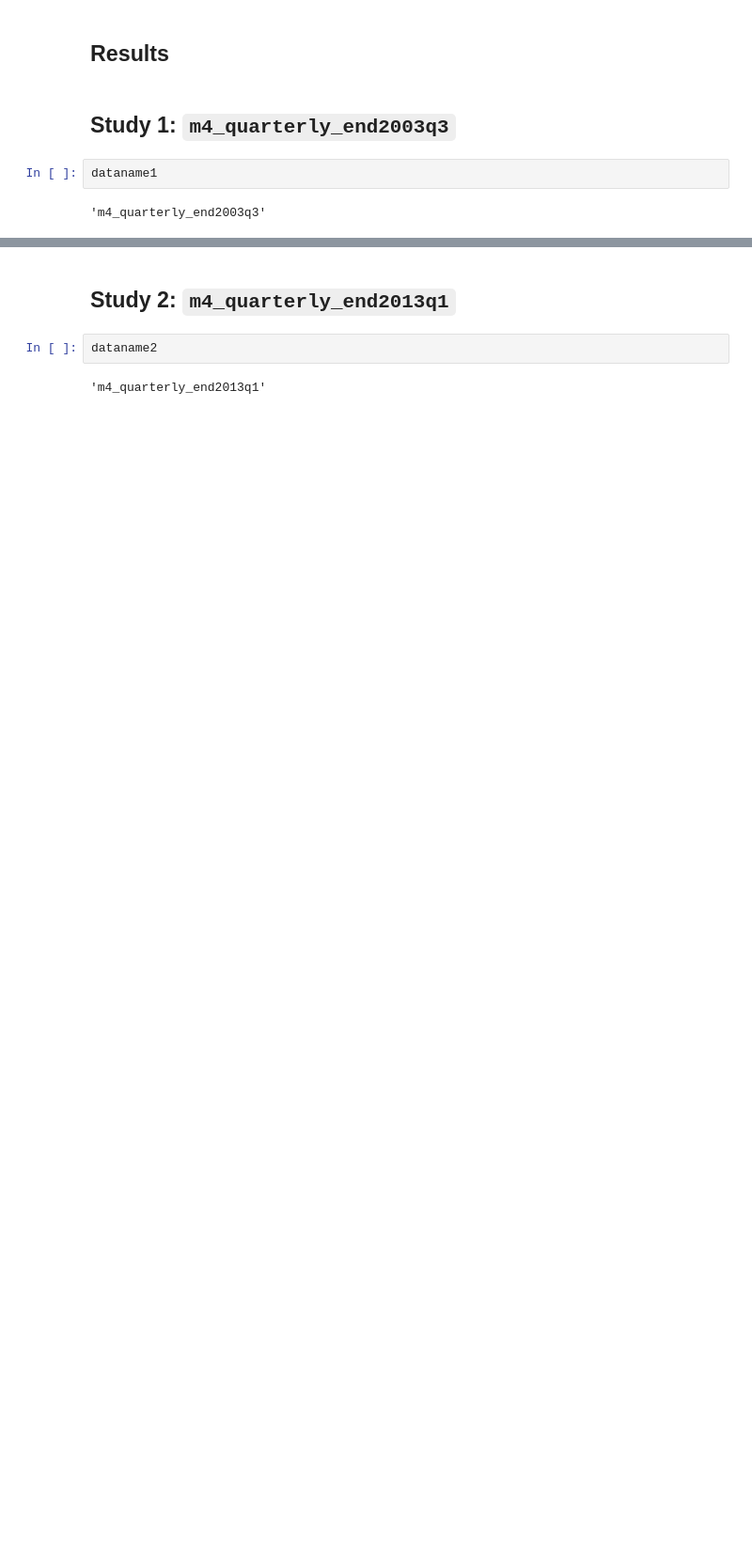
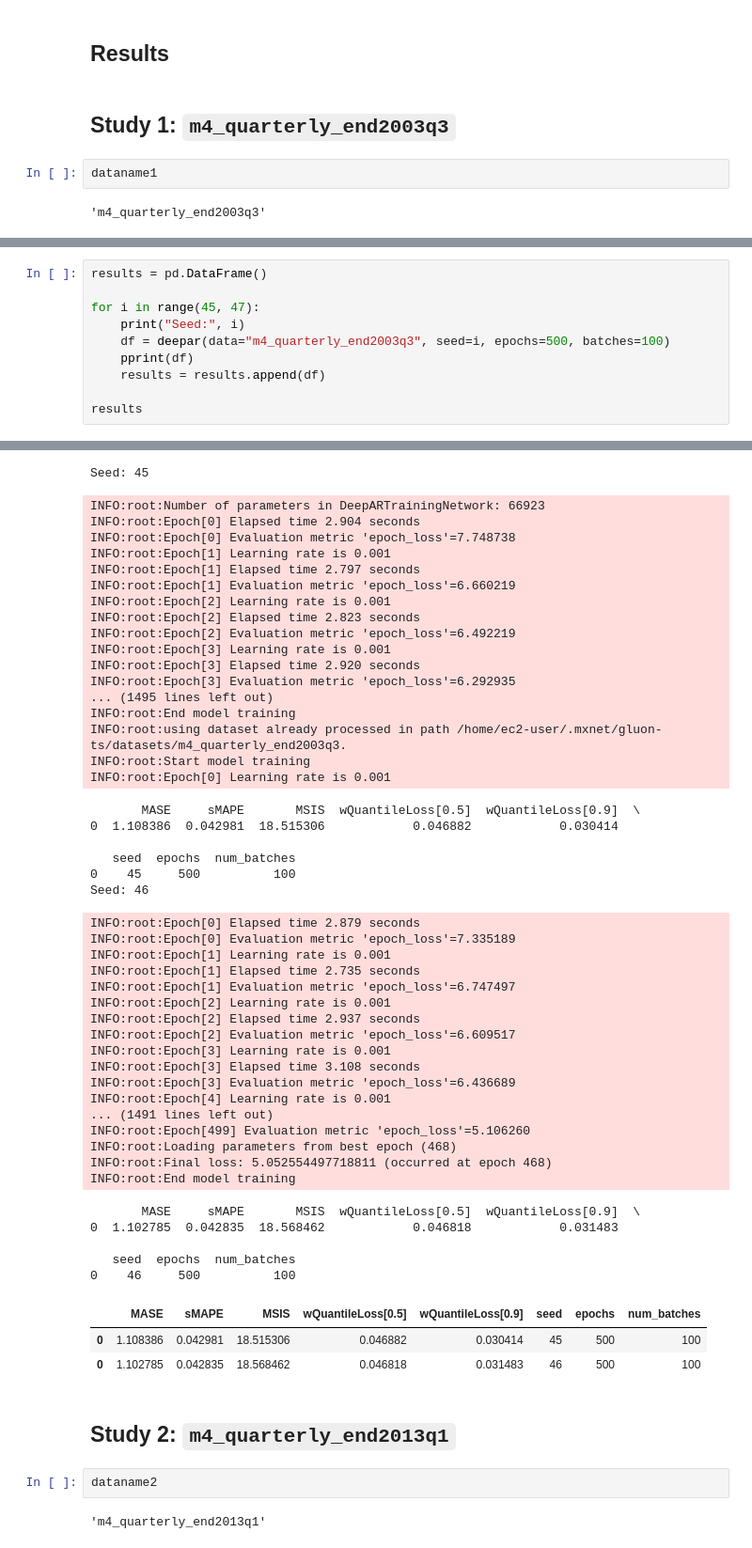
Before and after one commit to tm1611/RNN-for-Time-Series, a Jupyter notebook: gluonts03-m4_notebooks/tz2-forecasting_or_imputation_end_dates_quarterly_deepar.ipynb, the cells around one changed output, grey strips where cells are left out. Shown at 94% size. Saved outputs shown, nothing was run; the diff lists cells and outputs as text; blank space fills up the shorter version.

```diff
--- a/gluonts03-m4_notebooks/tz2-forecasting_or_imputation_end_dates_quarterly_deepar.ipynb
+++ b/gluonts03-m4_notebooks/tz2-forecasting_or_imputation_end_dates_quarterly_deepar.ipynb
@@ -301,0 +276,11 @@ m4_weekly
+# %%
+results = pd.DataFrame()
+
+for i in range(45, 47):
+    print("Seed:", i)
+    df = deepar(data="m4_quarterly_end2003q3", seed=i, epochs=500, batches=100)
+    pprint(df)
+    results = results.append(df)
+
+results
+# %% [output]
@@ -302,3 +290,52 @@ m4_weekly
+Seed: 45
+INFO:root:Number of parameters in DeepARTrainingNetwork: 66923
+INFO:root:Epoch[0] Elapsed time 2.904 seconds
+INFO:root:Epoch[0] Evaluation metric 'epoch_loss'=7.748738
+INFO:root:Epoch[1] Learning rate is 0.001
+INFO:root:Epoch[1] Elapsed time 2.797 seconds
+INFO:root:Epoch[1] Evaluation metric 'epoch_loss'=6.660219
+INFO:root:Epoch[2] Learning rate is 0.001
+INFO:root:Epoch[2] Elapsed time 2.823 seconds
+INFO:root:Epoch[2] Evaluation metric 'epoch_loss'=6.492219
+INFO:root:Epoch[3] Learning rate is 0.001
+INFO:root:Epoch[3] Elapsed time 2.920 seconds
+INFO:root:Epoch[3] Evaluation metric 'epoch_loss'=6.292935
+... (1495 lines left out)
+INFO:root:End model training
+INFO:root:using dataset already processed in path /home/ec2-user/.mxnet/gluon-ts/datasets/m4_quarterly_end2003q3.
+INFO:root:Start model training
+INFO:root:Epoch[0] Learning rate is 0.001
+       MASE     sMAPE       MSIS  wQuantileLoss[0.5]  wQuantileLoss[0.9]  \
+0  1.108386  0.042981  18.515306            0.046882            0.030414
+
+   seed  epochs  num_batches
+0    45     500          100
+Seed: 46
+INFO:root:Epoch[0] Elapsed time 2.879 seconds
+INFO:root:Epoch[0] Evaluation metric 'epoch_loss'=7.335189
+INFO:root:Epoch[1] Learning rate is 0.001
+INFO:root:Epoch[1] Elapsed time 2.735 seconds
+INFO:root:Epoch[1] Evaluation metric 'epoch_loss'=6.747497
+INFO:root:Epoch[2] Learning rate is 0.001
+INFO:root:Epoch[2] Elapsed time 2.937 seconds
+INFO:root:Epoch[2] Evaluation metric 'epoch_loss'=6.609517
+INFO:root:Epoch[3] Learning rate is 0.001
+INFO:root:Epoch[3] Elapsed time 3.108 seconds
+INFO:root:Epoch[3] Evaluation metric 'epoch_loss'=6.436689
+INFO:root:Epoch[4] Learning rate is 0.001
+... (1491 lines left out)
+INFO:root:Epoch[499] Evaluation metric 'epoch_loss'=5.106260
+INFO:root:Loading parameters from best epoch (468)
+INFO:root:Final loss: 5.052554497718811 (occurred at epoch 468)
+INFO:root:End model training
+       MASE     sMAPE       MSIS  wQuantileLoss[0.5]  wQuantileLoss[0.9]  \
+0  1.102785  0.042835  18.568462            0.046818            0.031483
+
+   seed  epochs  num_batches
+0    46     500          100
+|  | MASE | sMAPE | MSIS | wQuantileLoss[0.5] | wQuantileLoss[0.9] | seed | epochs | num_batches |
+| 0 | 1.108386 | 0.042981 | 18.515306 | 0.046882 | 0.030414 | 45 | 500 | 100 |
+| 0 | 1.102785 | 0.042835 | 18.568462 | 0.046818 | 0.031483 | 46 | 500 | 100 |
 # %% [markdown]
 ## Study 2: `m4_quarterly_end2013q1`
 # %%
```
Also changed, not shown: parts of 7 cells of this notebook, 15 other files.
